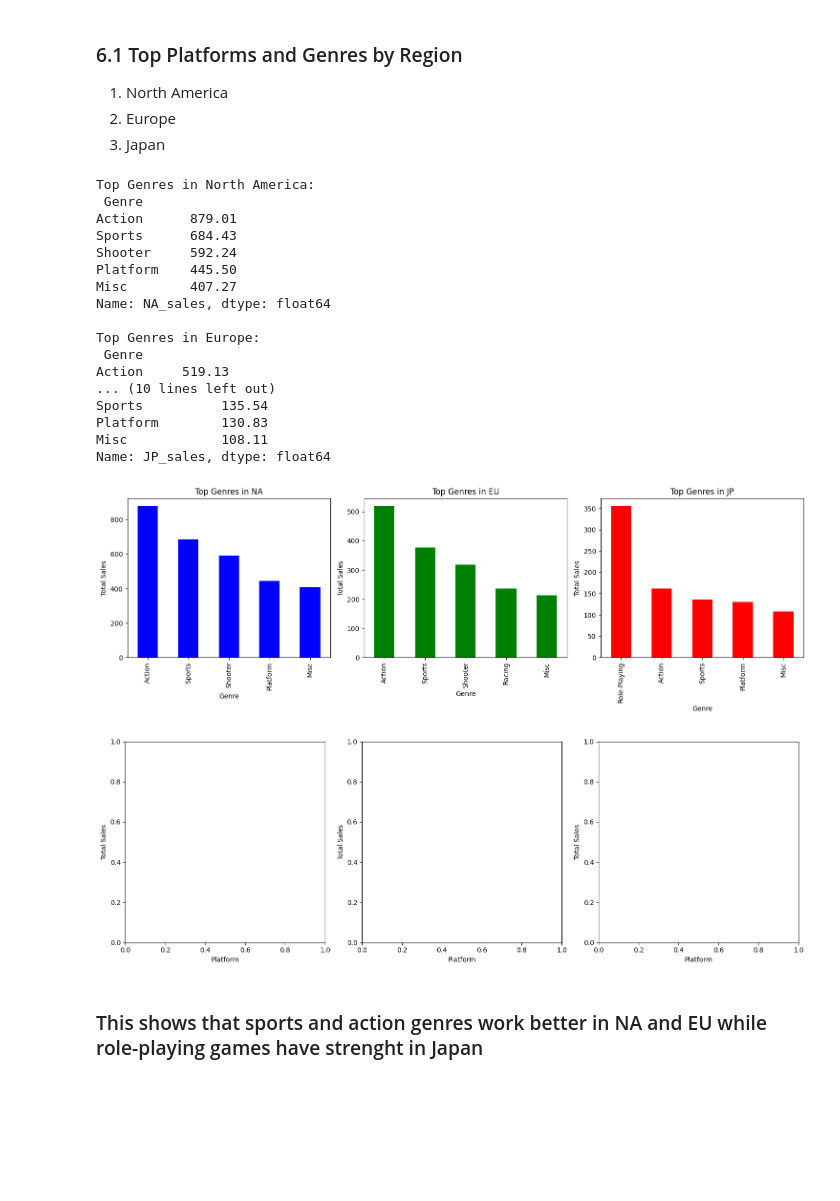
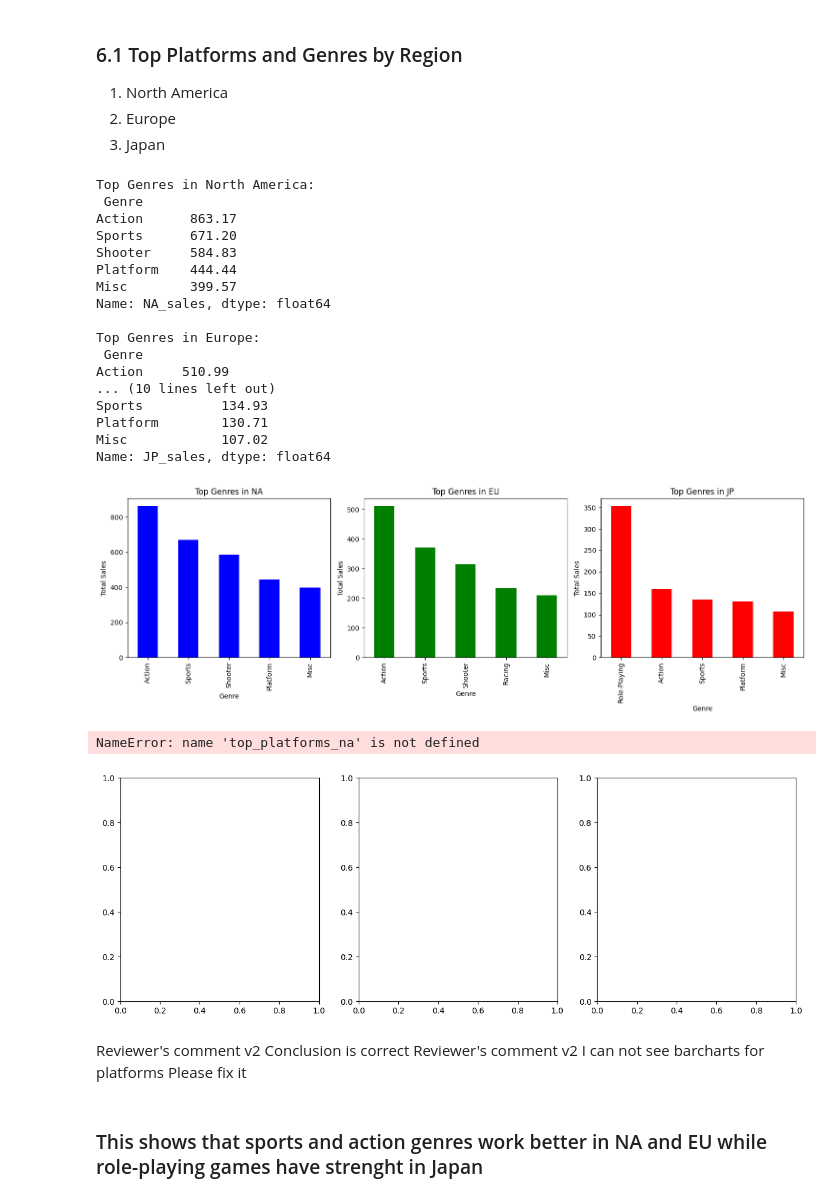
Before and after one commit to jamesmnguyen704/Project_Games, a Jupyter notebook: notebook/games.ipynb, the cells around one changed output. Saved outputs shown, nothing was run; the diff lists cells and outputs as text; code cells hidden in the pictures; blank space fills up the shorter version.

```diff
--- a/notebook/games.ipynb
+++ b/notebook/games.ipynb
@@ -132,13 +136,14 @@ Index(['Name', 'Platform', 'Year_of_Release', 'Genre', 'NA_sales', 'EU_sales',
        'JP_sales', 'Other_sales', 'Critic_Score', 'User_Score', 'Rating'],
       dtype='object')
 # %%
-for col in games.select_dtypes(include=np.number).columns:
-    games[col].fillna(games[col].median(), inplace=True)
-games['User_Score'] = games['User_Score'].astype(str).str.lower().replace('tbd', np.nan)
-games['User_Score'] = games['User_Score'].astype(float)
-games['User_Score'].fillna(games['User_Score'].median(), inplace=True)
+games.dropna(subset=['Year_of_Release', 'Genre', 'Name'], inplace=True)
+
 games['Year_of_Release'] = games['Year_of_Release'].astype(int)
+
+games['Rating'].fillna('Unknown', inplace=True)
+
 games['Genre'] = games['Genre'].astype('category')
 games['Platform'] = games['Platform'].astype('category')
 games['Rating'] = games['Rating'].astype('category')
+
 games['total_sales'] = games[['NA_sales', 'EU_sales', 'JP_sales', 'Other_sales']].sum(axis=1)
@@ -296,8 +335,19 @@ Correlation Analysis Testing to see the strenght of the relationship between sco
 # %%
+games['User_Score'] = games['User_Score'].replace('tbd', np.nan).astype(float)
+
+filtered_games = games[(games['Platform'] == 'PS4') &
+                       (games['Year_of_Release'] >= 2015) &
+                       (games['Year_of_Release'] <= 2016)]
+
+filtered_games = filtered_games.dropna(subset=['User_Score'])
+
 plt.figure(figsize=(10, 6))
-sns.scatterplot(data=games, x='User_Score', y='total_sales')
-plt.title('User Score vs Total Sales')
+sns.scatterplot(data=filtered_games, x='User_Score', y='total_sales')
+plt.title('User Score vs Total Sales for PS4 (2015-2016)')
 plt.xlabel('User Score')
 plt.ylabel('Total Sales (in millions)')
 plt.show()
+
+user_score_corr = filtered_games['User_Score'].corr(filtered_games['total_sales'])
+print(f'Correlation between User Score and Total Sales for PS4 (2015-2016): {user_score_corr}')
 # %% [output]
@@ -379,51 +436,61 @@ print("\nTop Genres in Japan:\n", top_genres_jp)
 # %% [output]
 Top Genres in North America:
  Genre
-Action      879.01
-Sports      684.43
-Shooter     592.24
-Platform    445.50
-Misc        407.27
+Action      863.17
+Sports      671.20
+Shooter     584.83
+Platform    444.44
+Misc        399.57
 Name: NA_sales, dtype: float64
 
 Top Genres in Europe:
  Genre
-Action     519.13
+Action     510.99
 ... (10 lines left out)
-Sports          135.54
-Platform        130.83
-Misc            108.11
+Sports          134.93
+Platform        130.71
+Misc            107.02
 Name: JP_sales, dtype: float64
 # %%
 fig, axs = plt.subplots(1, 3, figsize=(15, 5))
 
 top_genres_na.plot(kind='bar', ax=axs[0], color='blue').set_title('Top Genres in NA')
 top_genres_eu.plot(kind='bar', ax=axs[1], color='green').set_title('Top Genres in EU')
 top_genres_jp.plot(kind='bar', ax=axs[2], color='red').set_title('Top Genres in JP')
 
 for ax in axs:
     ax.set_xlabel('Genre')
     ax.set_ylabel('Total Sales')
 
 plt.tight_layout()
 plt.show()
 
 fig, axs = plt.subplots(1, 3, figsize=(15, 5))
 
-top_platforms_na = games.groupby('Platform', observed=True)['NA_sales'].sum().sort_values(ascending=False).head(5)
+top_platforms_na.plot(kind='bar', ax=axs[0], color='blue')
+axs[0].set_title('Top Platforms in NA')
+axs[0].set_xlabel('Platform')
+axs[0].set_ylabel('Total Sales (in millions)')
 
-top_platforms_eu = games.groupby('Platform', observed=True)['EU_sales'].sum().sort_values(ascending=False).head(5)
+top_platforms_eu.plot(kind='bar', ax=axs[1], color='green')
+axs[1].set_title('Top Platforms in EU')
+axs[1].set_xlabel('Platform')
+axs[1].set_ylabel('Total Sales (in millions)')
 
-top_platforms_jp = games.groupby('Platform', observed=True)['JP_sales'].sum().sort_values(ascending=False).head(5)
-
-for ax in axs:
-    ax.set_xlabel('Platform')
-    ax.set_ylabel('Total Sales')
+top_platforms_jp.plot(kind='bar', ax=axs[2], color='red')
+axs[2].set_title('Top Platforms in JP')
+axs[2].set_xlabel('Platform')
+axs[2].set_ylabel('Total Sales (in millions)')
 
 plt.tight_layout()
 plt.show()
 # %% [output]
 [figure]
+NameError: name 'top_platforms_na' is not defined
-[figure, old version]
+[figure, new version]
+# %% [markdown]
+Reviewer's comment v2 Conclusion is correct
+Reviewer's comment v2
+I can not see barcharts for platforms Please fix it
 # %% [markdown]
 ### This shows that sports and action genres work better in NA and EU while role-playing games have strenght in Japan
```
Also changed, not shown: parts of 35 cells of this notebook.
